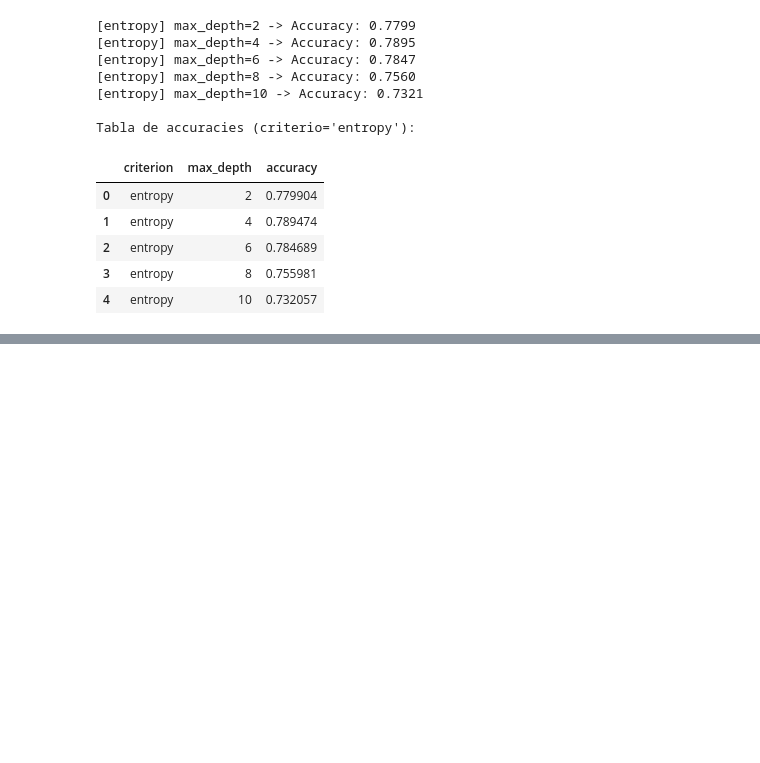
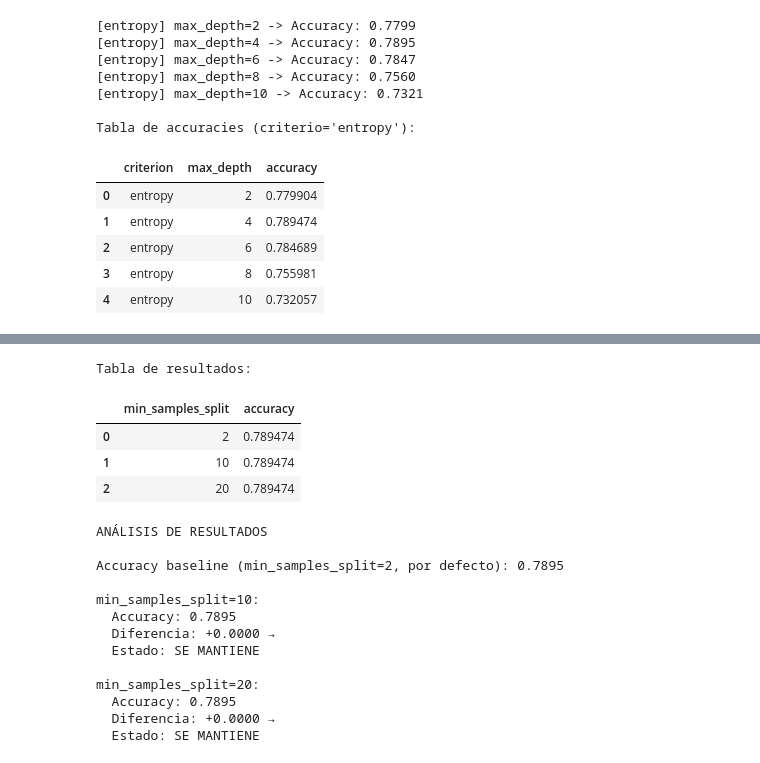
Before and after one commit to Ween19/Machine-learning, a Jupyter notebook: Notebook_2.ipynb, the cells around one changed output, grey strips where cells are left out. Cells and saved outputs as stored; diff of their text form; code cells hidden in the pictures; blank space fills up the shorter version.

```diff
--- a/Notebook_2.ipynb
+++ b/Notebook_2.ipynb
@@ -150,0 +270,50 @@ Tabla de accuracies (criterio='entropy'):
+# %%
+print("\nTabla de resultados:")
+display(df_min_samples)
+
+print("\nANÁLISIS DE RESULTADOS")
+
+baseline_acc = best_model['accuracy']
+print(f"\nAccuracy baseline (min_samples_split=2, por defecto): {baseline_acc:.4f}")
+
+for i, row in enumerate(results_min_samples):
+    min_samples = row['min_samples_split']
+    acc = row['accuracy']
+    diff = acc - baseline_acc
+
+    if min_samples == 2:
+        continue
+
+    if diff > 0.001:
+        status = "MEJORA"
+        symbol = "↑"
+    elif diff < -0.001:
+        status = "EMPEORA"
+        symbol = "↓"
+    else:
+        status = "SE MANTIENE"
+        symbol = "→"
+
+    print(f"\nmin_samples_split={min_samples}:")
+    print(f"  Accuracy: {acc:.4f}")
+    print(f"  Diferencia: {diff:+.4f} {symbol}")
+    print(f"  Estado: {status}")
+# %% [output]
+Tabla de resultados:
+|  | min_samples_split | accuracy |
+| 0 | 2 | 0.789474 |
+| 1 | 10 | 0.789474 |
+| 2 | 20 | 0.789474 |
+ANÁLISIS DE RESULTADOS
+
+Accuracy baseline (min_samples_split=2, por defecto): 0.7895
+
+min_samples_split=10:
+  Accuracy: 0.7895
+  Diferencia: +0.0000 →
+  Estado: SE MANTIENE
+
+min_samples_split=20:
+  Accuracy: 0.7895
+  Diferencia: +0.0000 →
+  Estado: SE MANTIENE
```
Also changed, not shown: parts of 9 cells of this notebook.
